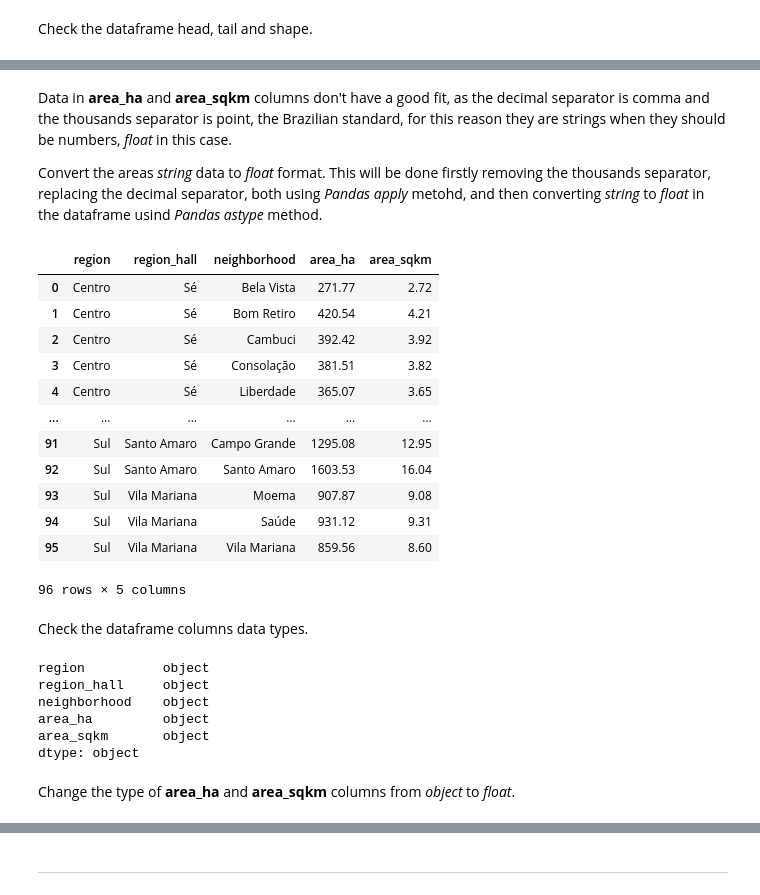
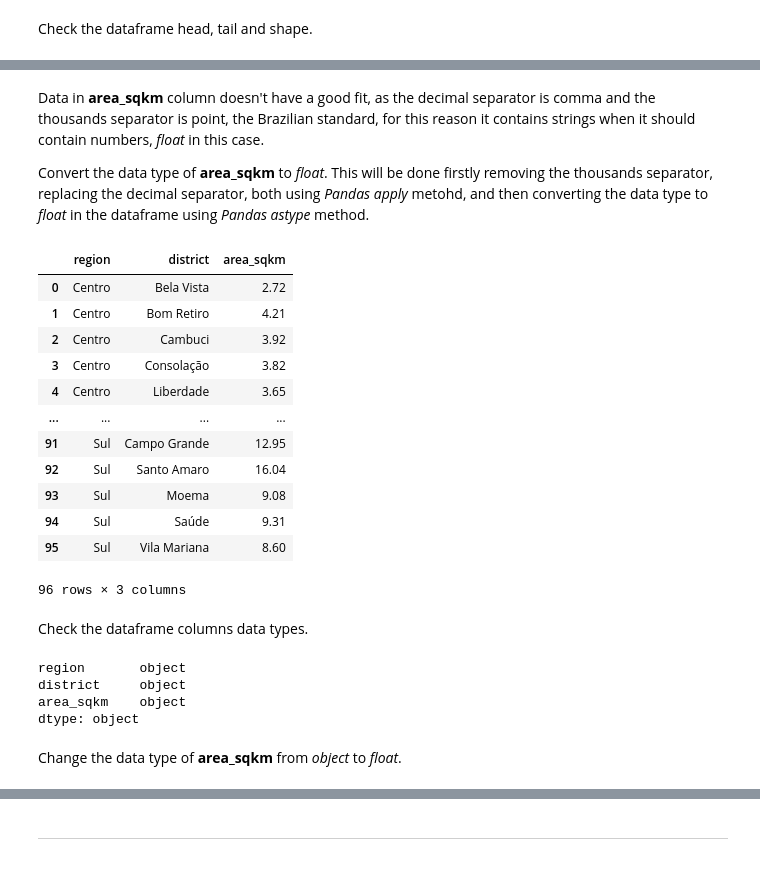
Before and after one commit to sjsilvabr/Coursera_Capstone, a Jupyter notebook: Capstone_Notebook.ipynb, the cells around one changed output, grey strips where cells are left out. Cells and saved outputs as stored; diff of their text form; code cells hidden in the pictures.

```diff
--- a/Capstone_Notebook.ipynb
+++ b/Capstone_Notebook.ipynb
@@ -230,6 +232,6 @@ There are 8 columns, but the last three are empty, for the five required ones an
 # %%
 # define the columns names
-column_names = ['region','region_hall','neighborhood','area_ha','area_sqkm']
+column_names = ['region', 'district', 'area_sqkm']
 # %% [markdown]
 Beeing 4 title rows and 1 header row, the first 5 rows at the top will be ignored. At the bottom 8 row will be ignored, 1 summary and 7 footnotes rows. The neighborhoods data ranges from row 6 (index 5) to row 101 (index 100), counting 96 neighborhoods in São Paulo.
 
@@ -294,35 +296,28 @@ Extract the data to a temporary list, taking all the remarks above into consider
 # create an empty list to store temporary the data
 listtmp = []
 
-# run a loop through the rows
-# [actually it is a list object filled with lists]
+# run a loop through the rows [list represents the table]
 for i, row in enumerate(tabletmp):
 
-    # run a loop through the columns for the current row
-    # [actually items of each list inside the big list object]
+    # run a loop through the columns for the current row [list represntes the table rows]
     for j in range(len(row)):
 
         # read the data from right [index -1] to left [index 0]
-        # skip the last 3 empty columns [actually items]
+        # skip the last 3 empty columns [list items represent table cells]
         if row[len(row)-j-1] != '':
-            # store the numbner of features the current row contains (3,4,5) and break the inner loop
+            # store the numbner of features the current row contains (3, 4 or 5) and break the inner loop
             nfeatures = (len(row)-j)
             break
 
     # check the number of features
     if nfeatures == 5:
-        # five features means complete row with region and regional hall, store them in variables
+        # five features means complete row with region, store it in a variable
         vregion = row[0]
-        vrghall = row[1]
 
-    elif nfeatures == 4:
-        # four features means region missing, but with regional hall, store it in a variable
-        vrghall = row[0]
-
-    # three features means region and regional hall missing, the variables above will be used
+    # 3 or 4 features means region is missing, the variable above will be used
 
     # append the current row to the temporary list
-    listtmp.append([vregion, vrghall, row[nfeatures-3], row[nfeatures-2], row[nfeatures-1]])
+    listtmp.append([vregion, row[nfeatures-3], row[nfeatures-1]])
 # %% [markdown]
 Check the resulting list, head and tail.
 # %%
@@ -362,6 +357,6 @@ The list is ready to be stored in a dataframe. Create the __Neighborhoods Datafr
 # %%
 # create the dataframe
-df_neighborhoods = pd.DataFrame(data=listtmp, columns=column_names)
+df_districts = pd.DataFrame(data=listtmp, columns=column_names)
 # %% [markdown]
 Check the dataframe head, tail and shape.
 # %%
@@ -384,44 +379,40 @@ df_neighborhoods
 # %% [markdown]
-Data in __area_ha__ and __area_sqkm__ columns don't have a good fit, as the decimal separator is comma and the thousands separator is point, the Brazilian standard, for this reason they are strings when they should be numbers, _float_ in this case.
+Data in __area_sqkm__ column doesn't have a good fit, as the decimal separator is comma and the thousands separator is point, the Brazilian standard, for this reason it contains strings when it should contain numbers, _float_ in this case.
 
-Convert the areas _string_ data to _float_ format. This will be done firstly removing the thousands separator, replacing the decimal separator, both using _Pandas apply_ metohd, and then converting _string_ to _float_ in the dataframe usind _Pandas astype_ method.
+Convert the data type of __area_sqkm__ to _float_. This will be done firstly removing the thousands separator, replacing the decimal separator, both using _Pandas apply_ metohd, and then converting the data type to _float_ in the dataframe using _Pandas astype_ method.
 # %%
 # remove thousand separator
-df_neighborhoods['area_ha'] = df_neighborhoods['area_ha'].apply(lambda x : x.replace('.', ''))
-df_neighborhoods['area_sqkm'] = df_neighborhoods['area_sqkm'].apply(lambda x : x.replace('.', ''))
+df_districts['area_sqkm'] = df_districts['area_sqkm'].apply(lambda x : x.replace('.', ''))
 
 # change decimal separator
-df_neighborhoods['area_ha'] = df_neighborhoods['area_ha'].apply(lambda x : x.replace(',', '.'))
-df_neighborhoods['area_sqkm'] = df_neighborhoods['area_sqkm'].apply(lambda x : x.replace(',', '.'))
+df_districts['area_sqkm'] = df_districts['area_sqkm'].apply(lambda x : x.replace(',', '.'))
 
 # check the head
-df_neighborhoods
+df_districts
 # %% [output]
-|  | region | region_hall | neighborhood | area_ha | area_sqkm |
-| 0 | Centro | Sé | Bela Vista | 271.77 | 2.72 |
-| 1 | Centro | Sé | Bom Retiro | 420.54 | 4.21 |
-| 2 | Centro | Sé | Cambuci | 392.42 | 3.92 |
-| 3 | Centro | Sé | Consolação | 381.51 | 3.82 |
-| 4 | Centro | Sé | Liberdade | 365.07 | 3.65 |
-| ... | ... | ... | ... | ... | ... |
-| 91 | Sul | Santo Amaro | Campo Grande | 1295.08 | 12.95 |
-| 92 | Sul | Santo Amaro | Santo Amaro | 1603.53 | 16.04 |
-| 93 | Sul | Vila Mariana | Moema | 907.87 | 9.08 |
-| 94 | Sul | Vila Mariana | Saúde | 931.12 | 9.31 |
-| 95 | Sul | Vila Mariana | Vila Mariana | 859.56 | 8.60 |
+|  | region | district | area_sqkm |
+| 0 | Centro | Bela Vista | 2.72 |
+| 1 | Centro | Bom Retiro | 4.21 |
+| 2 | Centro | Cambuci | 3.92 |
+| 3 | Centro | Consolação | 3.82 |
+| 4 | Centro | Liberdade | 3.65 |
+| ... | ... | ... | ... |
+| 91 | Sul | Campo Grande | 12.95 |
+| 92 | Sul | Santo Amaro | 16.04 |
+| 93 | Sul | Moema | 9.08 |
+| 94 | Sul | Saúde | 9.31 |
+| 95 | Sul | Vila Mariana | 8.60 |
-96 rows × 5 columns
+96 rows × 3 columns
 # %% [markdown]
 Check the dataframe columns data types.
 # %%
 # print the columns data types
-df_neighborhoods.dtypes
+df_districts.dtypes
 # %% [output]
-region          object
-region_hall     object
-neighborhood    object
-area_ha         object
-area_sqkm       object
+region       object
+district     object
+area_sqkm    object
 dtype: object
 # %% [markdown]
-Change the type of __area_ha__ and __area_sqkm__ columns from _object_ to _float_.
+Change the data type of __area_sqkm__ from _object_ to _float_.
 # %%
```
Also changed, not shown: parts of 79 cells of this notebook.
